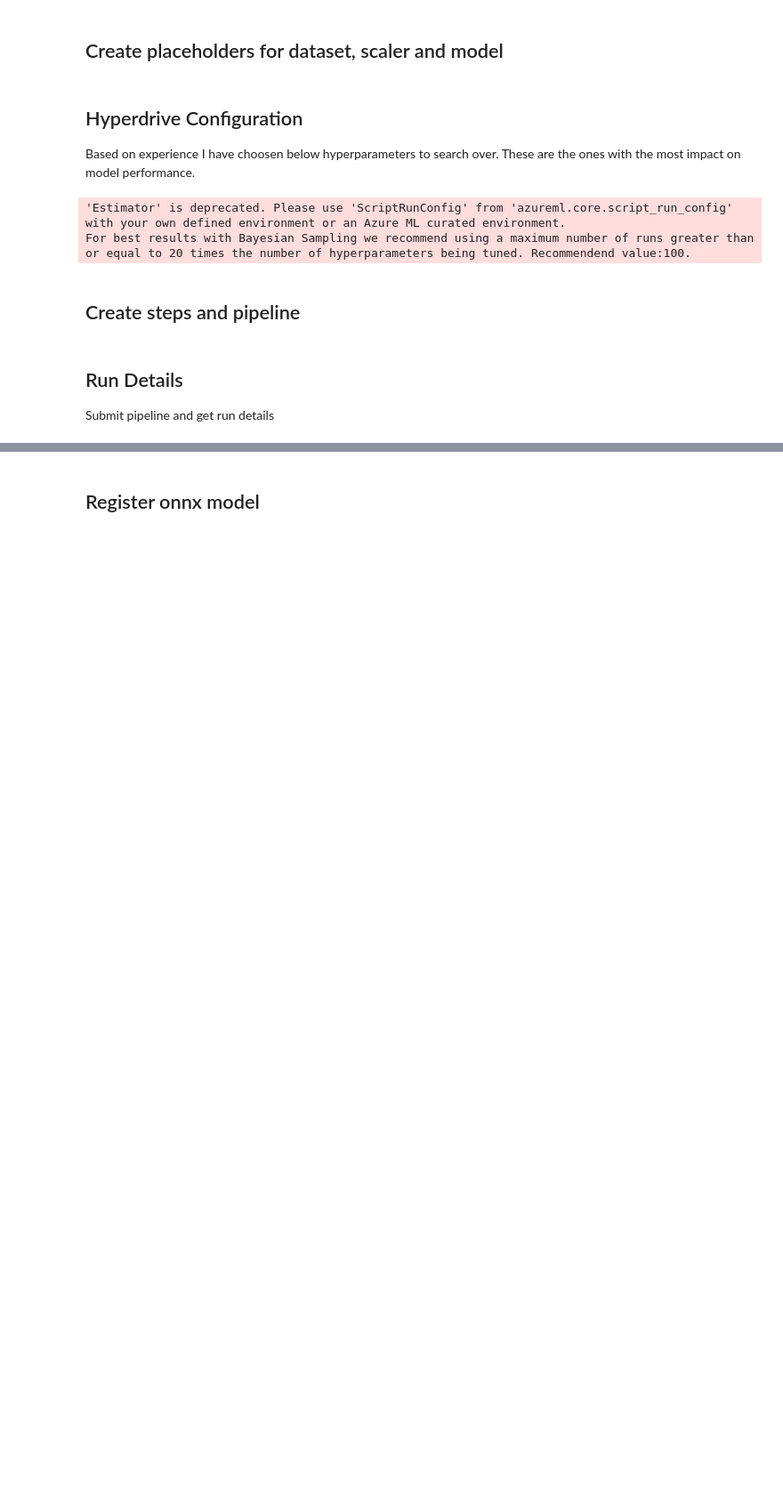
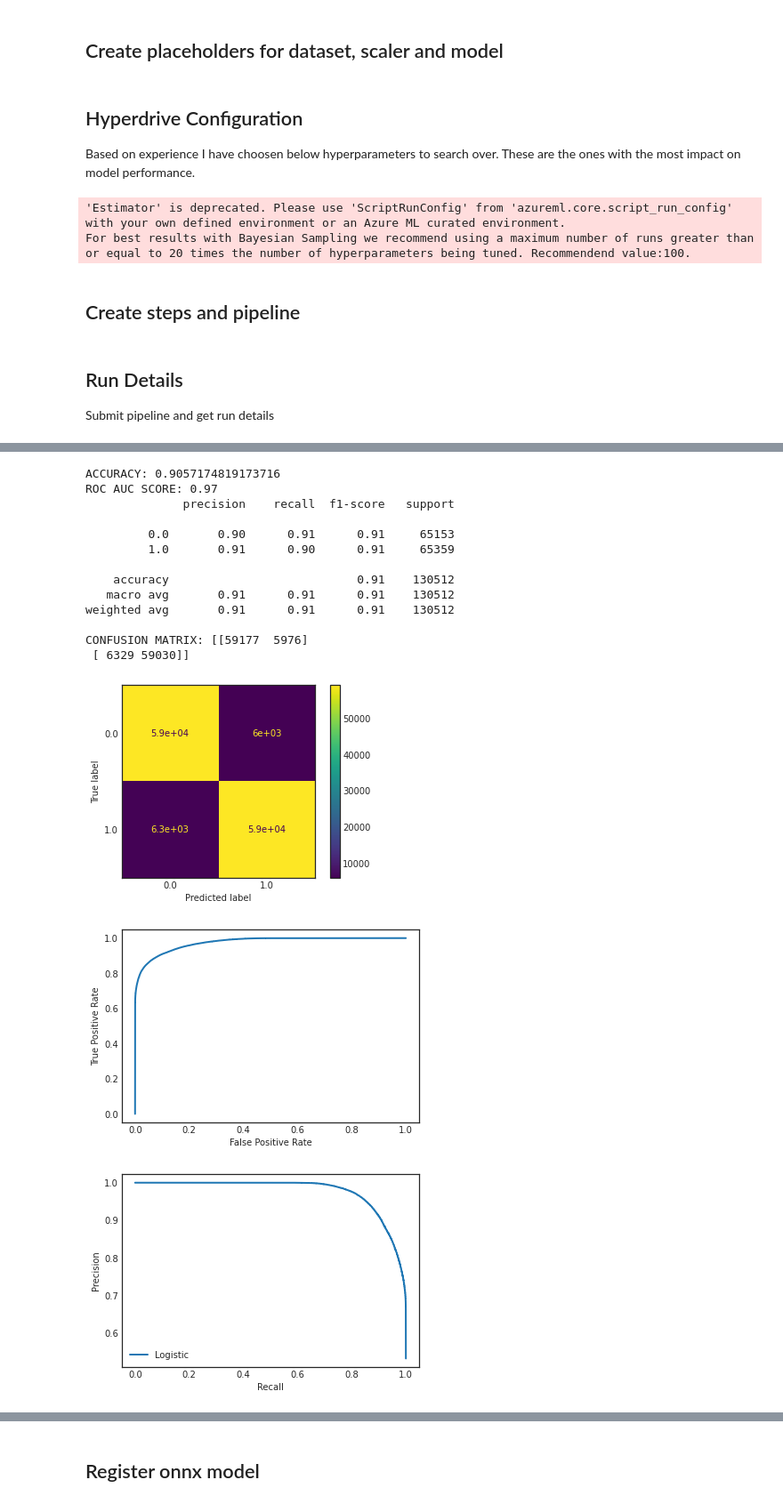
Before and after one commit to vaione/AzureML_Health_Insurace_Cross_Sell, a Jupyter notebook: Custom_hyperparameter_tuning.ipynb, the cells around one changed output, grey strips where cells are left out. Shown at 89% size. Cells and saved outputs as stored; diff of their text form; code cells hidden in the pictures; blank space fills up the shorter version.

```diff
--- a/Custom_hyperparameter_tuning.ipynb
+++ b/Custom_hyperparameter_tuning.ipynb
@@ -323,0 +331,67 @@ Trying to unpickle estimator LabelEncoder from version 0.23.2 when using version
+# %%
+X_test = np.loadtxt(X_test_path, dtype=float)
+y_test = np.loadtxt(y_test_path, dtype=float)
+
+y_pred = xgb_model.predict(X_test)
+lr_probs = xgb_model.predict_proba(X_test)[:,1]
+
+lr_auc = roc_auc_score(y_test, lr_probs)
+lr_precision, lr_recall, _ = precision_recall_curve(y_test, lr_probs)
+roc_auc = roc_auc_score(y_test, lr_probs)
+
+
+
+print(f'ACCURACY: {xgb_model.score(X_test, y_test)}')
+print(f'ROC AUC SCORE: {roc_auc_score(y_test, lr_probs):.2f}')
+print(classification_report(y_test, y_pred))
+
+print(f'CONFUSION MATRIX: {confusion_matrix(y_test, y_pred)}')
+
+#CONFUSION MATRIX PLOT
+plt.style.use('seaborn-white')
+plot_confusion_matrix(xgb_model, X_test, y_test)
+
+fig1, ax1 = plt.subplots()
+fig2, ax2 = plt.subplots()
+
+
+#ROC AUC CURVE
+lr_fpr, lr_tpr, _ = roc_curve(y_test, lr_probs)
+# plot the roc curve for the model
+#ax1.set_facecolor('w')
+ax1.plot(lr_fpr, lr_tpr, label="label", linewidth=2)
+# axis labels
+ax1.set_xlabel('False Positive Rate')
+ax1.set_ylabel('True Positive Rate')
+# show the legend
+
+metrics_dict = {"Classification": {'precision': lr_precision, 'recall': lr_recall, 'false_positives': lr_fpr, 'true_positives': lr_tpr}}
+
+#PRECISION RECALL PLOT
+#ax2.set_facecolor('w')
+ax2.plot(lr_recall, lr_precision, label='Logistic', linewidth=2)
+# axis labels
+ax2.set_xlabel('Recall')
+ax2.set_ylabel('Precision')
+# show the legend
+plt.legend()
+
+# show the plot
+plt.show()
+# %% [output]
+ACCURACY: 0.9057174819173716
+ROC AUC SCORE: 0.97
+              precision    recall  f1-score   support
+
+         0.0       0.90      0.91      0.91     65153
+         1.0       0.91      0.90      0.91     65359
+
+    accuracy                           0.91    130512
+   macro avg       0.91      0.91      0.91    130512
+weighted avg       0.91      0.91      0.91    130512
+
+CONFUSION MATRIX: [[59177  5976]
+ [ 6329 59030]]
+[figure, added]
+[figure, added]
+[figure, added]
```
Also changed, not shown: parts of 28 cells of this notebook, 15 other files.
